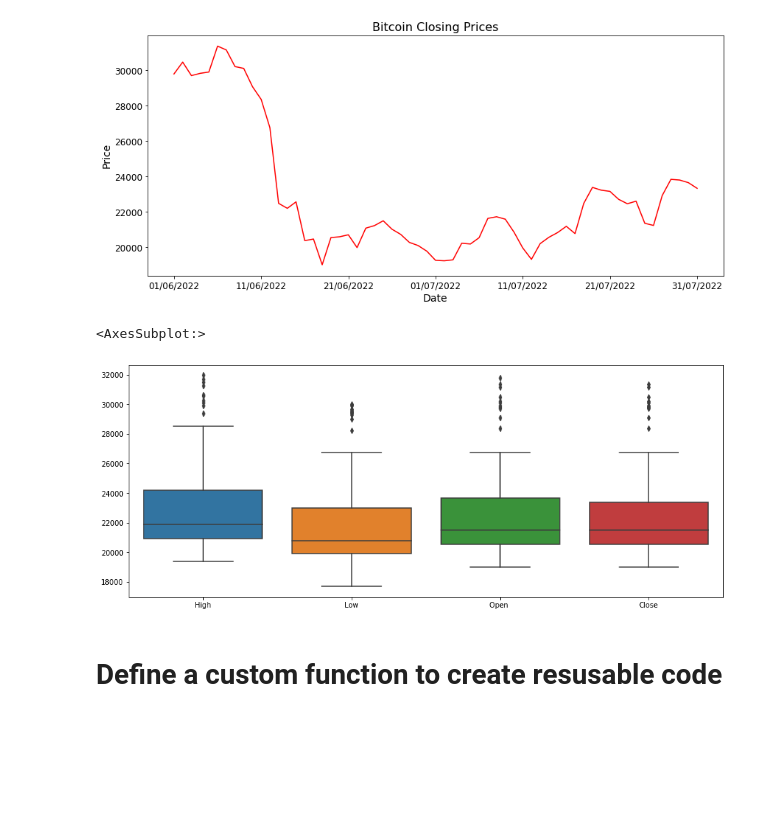
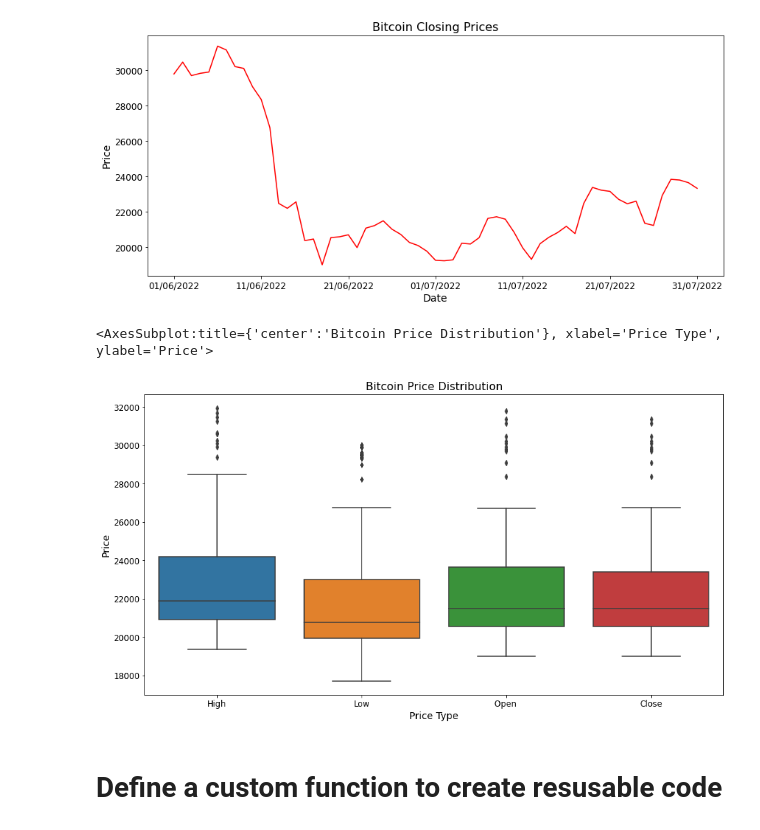
Before and after one commit to spag28/UCDPA_BethCartledge, a Jupyter notebook: Project.ipynb, the cells around one changed output. Drawn from its saved outputs; the diff is of its cells as text; code cells hidden in the pictures; blank space fills up the shorter version.

```diff
--- a/Project.ipynb
+++ b/Project.ipynb
@@ -294,16 +294,21 @@ plt.show()
 # %%
 #import Seaborn
 #plot a boxplot chart of four of the Bitcoin prices
 
 import seaborn as sns
 
 Pricing_df = Prices.drop(['Volume','Adj Close'], axis=1)
 
-plt.figure(figsize=(15, 6))
+plt.figure(figsize=(15, 8))
+plt.xlabel('Price Type', fontsize = 14)
+plt.ylabel('Price', fontsize = 14)
+plt.xticks(fontsize = 12)
+plt.yticks(fontsize = 12)
+plt.title('Bitcoin Price Distribution', fontsize = 16)
 sns.boxplot(data=Pricing_df)
 # %% [output]
-<AxesSubplot:>
+<AxesSubplot:title={'center':'Bitcoin Price Distribution'}, xlabel='Price Type', ylabel='Price'>
-[figure, old version]
+[figure, new version]
 # %% [markdown]
 # Define a custom function to create resusable code
 # %%
```
Also changed, not shown: parts of 18 cells of this notebook.
